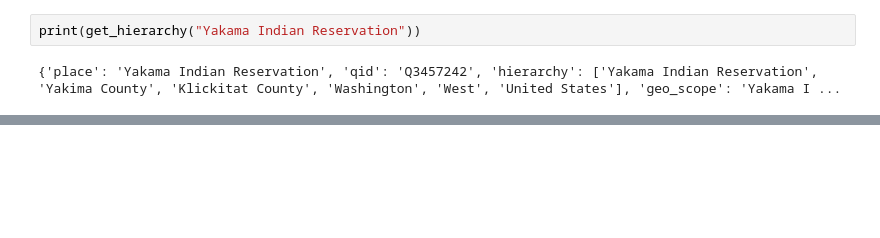
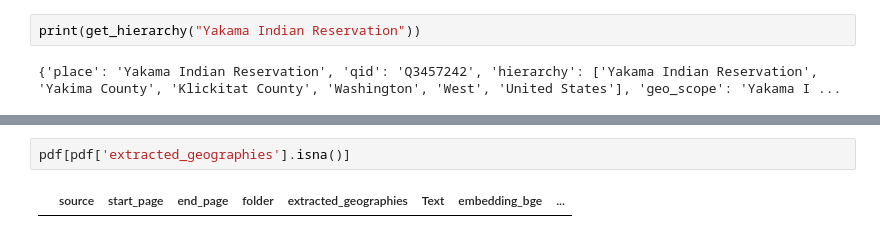
Before and after one commit to meenuravi18/wildfire_research_project, a Jupyter notebook: hierarchyExtraction.ipynb, the cells around one changed output, grey strips where cells are left out. Drawn from its saved outputs; the diff is of its cells as text; blank space fills up the shorter version.

```diff
--- a/hierarchyExtraction.ipynb
+++ b/hierarchyExtraction.ipynb
@@ -263,0 +620,4 @@ print(get_hierarchy("Yakama Indian Reservation"))
+# %%
+pdf[pdf['extracted_geographies'].isna()]
+# %% [output]
+|  | source | start_page | end_page | folder | extracted_geographies | Text | embedding_bge | ... |
```
Also changed, not shown: parts of 28 cells of this notebook, 10 other files.
